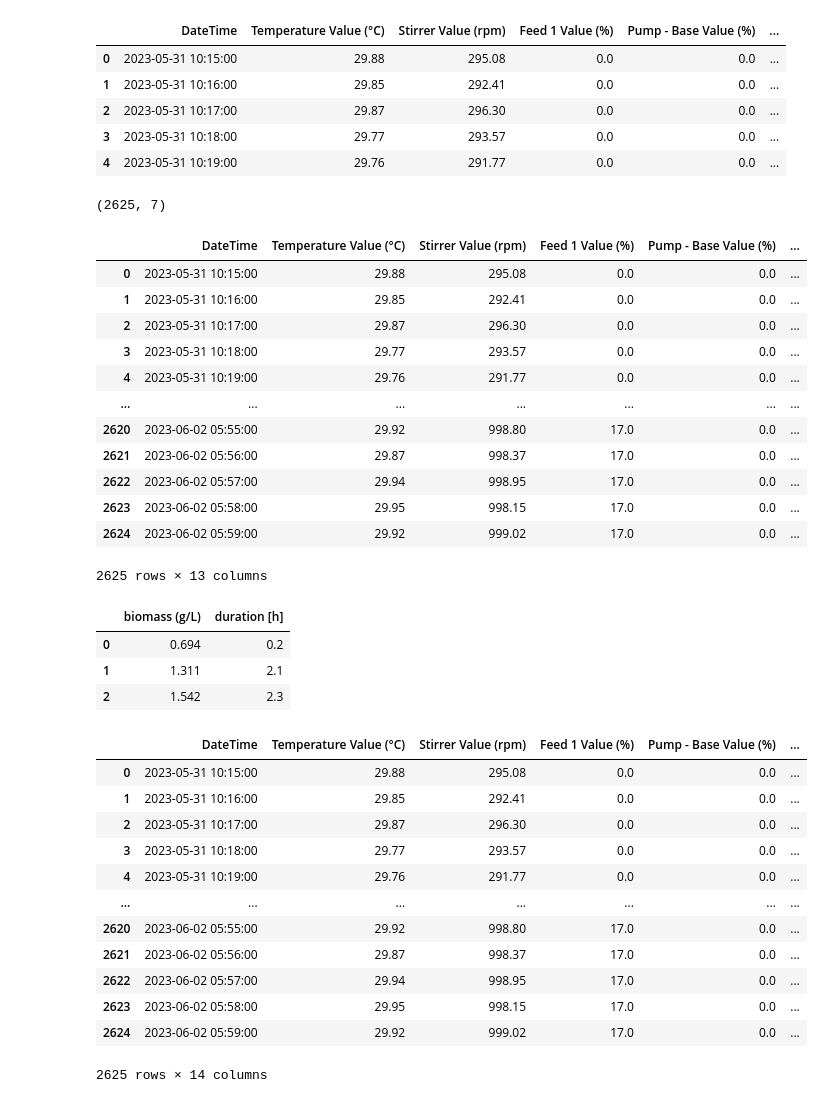
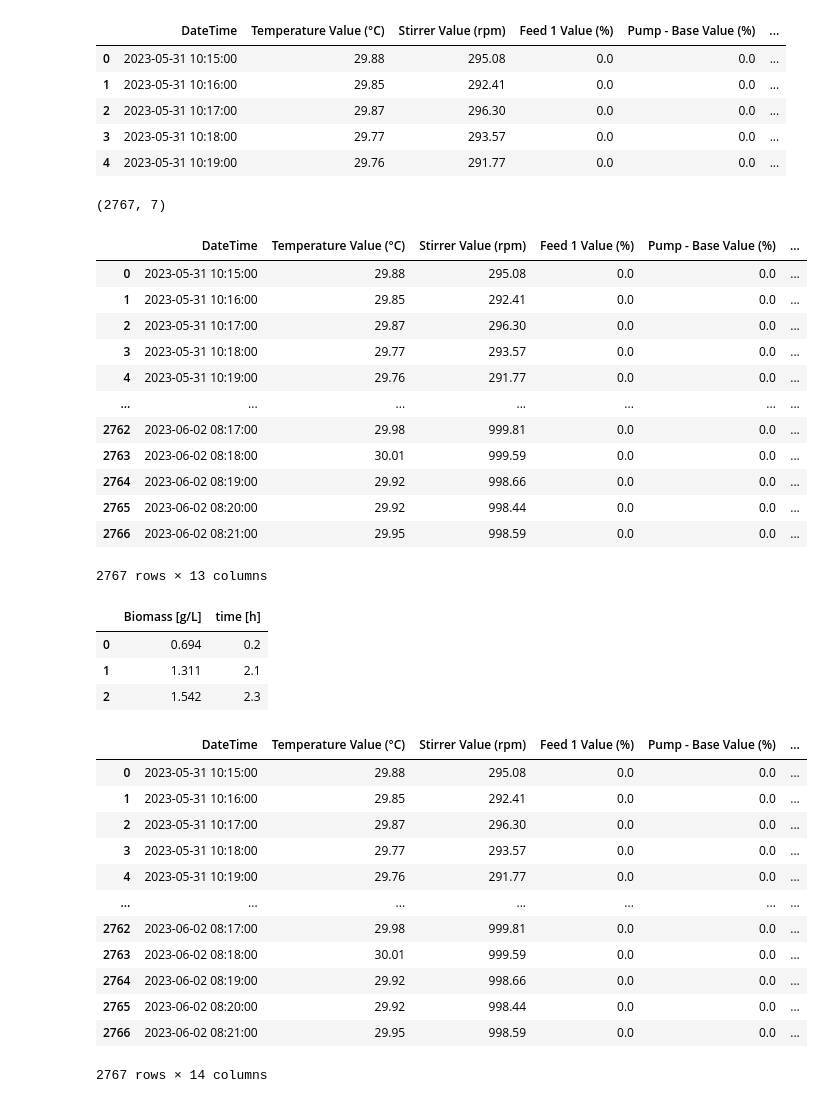
Before and after one commit to boripf/hybrid-model-corynebacterium, a Jupyter notebook: data_vis.ipynb, the cells around one changed output. Drawn from its saved outputs; the diff is of its cells as text; code cells hidden in the pictures.

```diff
--- a/data_vis.ipynb
+++ b/data_vis.ipynb
@@ -23,7 +23,7 @@ df_offgas=pd.read_excel('fermentation raw data\offgas_data.xlsx')
 parameters_df=[df_T, df_stir, df_feed1, df_base, df_acid, df_pO2, df_pH, df_air]
 # %%
 start = '31-05-2023 10:14:00'
-end = '02-06-2023 06:00:00'
+end = '02-06-2023 08:22:00'
 start_time = datetime.strptime(start, '%d-%m-%Y %H:%M:%S')
 end_time = datetime.strptime(end, '%d-%m-%Y %H:%M:%S')
 # %%
@@ -62,42 +62,43 @@ df_off_grouped.drop(['Timestamp', 'strings'], axis=1, inplace=True)
 df_off_grouped=df_off_grouped[(df_off_grouped['DateTime'] > start_time) & (df_off_grouped['DateTime'] < end_time)]
 df_off_grouped.shape
 # %% [output]
-(2625, 7)
+(2767, 7)
 # %%
 total_df=df_merged.merge(df_off_grouped, on='DateTime', how='inner')
 df_filter=total_df.drop(['offg_ethanol', 'offg_methanol', 'offg_RMS'], axis=1, inplace=False)
 first_timestamp = df_filter['DateTime'].iloc[0]  # Get the first timestamp
-df_filter['duration [h]'] = (df_filter['DateTime'] - first_timestamp) / pd.Timedelta(hours=1)
-df_filter['duration [h]']=df_filter['duration [h]'].round(2)
+df_filter['time [h]'] = (df_filter['DateTime'] - first_timestamp) / pd.Timedelta(hours=1)
+df_filter['time [h]']=df_filter['time [h]'].round(2)
 df_filter
 # %% [output]
 |  | DateTime | Temperature Value (°C) | Stirrer Value (rpm) | Feed 1 Value (%) | Pump - Base Value (%) | ... |
 | 0 | 2023-05-31 10:15:00 | 29.88 | 295.08 | 0.0 | 0.0 | ... |
 | 1 | 2023-05-31 10:16:00 | 29.85 | 292.41 | 0.0 | 0.0 | ... |
 | 2 | 2023-05-31 10:17:00 | 29.87 | 296.30 | 0.0 | 0.0 | ... |
 | 3 | 2023-05-31 10:18:00 | 29.77 | 293.57 | 0.0 | 0.0 | ... |
 | 4 | 2023-05-31 10:19:00 | 29.76 | 291.77 | 0.0 | 0.0 | ... |
 | ... | ... | ... | ... | ... | ... | ... |
-| 2620 | 2023-06-02 05:55:00 | 29.92 | 998.80 | 17.0 | 0.0 | ... |
-| 2621 | 2023-06-02 05:56:00 | 29.87 | 998.37 | 17.0 | 0.0 | ... |
-| 2622 | 2023-06-02 05:57:00 | 29.94 | 998.95 | 17.0 | 0.0 | ... |
-| 2623 | 2023-06-02 05:58:00 | 29.95 | 998.15 | 17.0 | 0.0 | ... |
-| 2624 | 2023-06-02 05:59:00 | 29.92 | 999.02 | 17.0 | 0.0 | ... |
+| 2762 | 2023-06-02 08:17:00 | 29.98 | 999.81 | 0.0 | 0.0 | ... |
+| 2763 | 2023-06-02 08:18:00 | 30.01 | 999.59 | 0.0 | 0.0 | ... |
+| 2764 | 2023-06-02 08:19:00 | 29.92 | 998.66 | 0.0 | 0.0 | ... |
+| 2765 | 2023-06-02 08:20:00 | 29.92 | 998.44 | 0.0 | 0.0 | ... |
+| 2766 | 2023-06-02 08:21:00 | 29.95 | 998.59 | 0.0 | 0.0 | ... |
-2625 rows × 13 columns
+2767 rows × 13 columns
 # %%
 df_biomass=pd.read_csv('fermentation raw data/biomass.csv', sep=';')
 for col in df_biomass.columns:
     df_biomass[col]=df_biomass[col].str.replace(',', '.')
     df_biomass[col]=pd.to_numeric(df_biomass[col])
+df_biomass.rename(columns={'duration [h]': 'time [h]', 'biomass (g/L)': 'Biomass [g/L]'}, inplace=True)
 df_biomass.head(3)
 # %% [output]
-|  | biomass (g/L) | duration [h] |
+|  | Biomass [g/L] | time [h] |
 | 0 | 0.694 | 0.2 |
 | 1 | 1.311 | 2.1 |
 | 2 | 1.542 | 2.3 |
 # %%
-df_included = df_filter.merge(df_biomass, on='duration [h]', how='left')
-df_included['biomass (g/L)']=df_included['biomass (g/L)'].replace('', np.nan)
+df_included = df_filter.merge(df_biomass, on='time [h]', how='left')
+df_included['Biomass [g/L]']=df_included['Biomass [g/L]'].replace('', np.nan)
 df_included
 # %% [output]
 |  | DateTime | Temperature Value (°C) | Stirrer Value (rpm) | Feed 1 Value (%) | Pump - Base Value (%) | ... |
@@ -107,9 +108,9 @@ df_included
 | 3 | 2023-05-31 10:18:00 | 29.77 | 293.57 | 0.0 | 0.0 | ... |
 | 4 | 2023-05-31 10:19:00 | 29.76 | 291.77 | 0.0 | 0.0 | ... |
 | ... | ... | ... | ... | ... | ... | ... |
-| 2620 | 2023-06-02 05:55:00 | 29.92 | 998.80 | 17.0 | 0.0 | ... |
-| 2621 | 2023-06-02 05:56:00 | 29.87 | 998.37 | 17.0 | 0.0 | ... |
-| 2622 | 2023-06-02 05:57:00 | 29.94 | 998.95 | 17.0 | 0.0 | ... |
-| 2623 | 2023-06-02 05:58:00 | 29.95 | 998.15 | 17.0 | 0.0 | ... |
-| 2624 | 2023-06-02 05:59:00 | 29.92 | 999.02 | 17.0 | 0.0 | ... |
+| 2762 | 2023-06-02 08:17:00 | 29.98 | 999.81 | 0.0 | 0.0 | ... |
+| 2763 | 2023-06-02 08:18:00 | 30.01 | 999.59 | 0.0 | 0.0 | ... |
+| 2764 | 2023-06-02 08:19:00 | 29.92 | 998.66 | 0.0 | 0.0 | ... |
+| 2765 | 2023-06-02 08:20:00 | 29.92 | 998.44 | 0.0 | 0.0 | ... |
+| 2766 | 2023-06-02 08:21:00 | 29.95 | 998.59 | 0.0 | 0.0 | ... |
-2625 rows × 14 columns
+2767 rows × 14 columns
```
Also changed, not shown: parts of 14 cells of this notebook, 5 other files.
